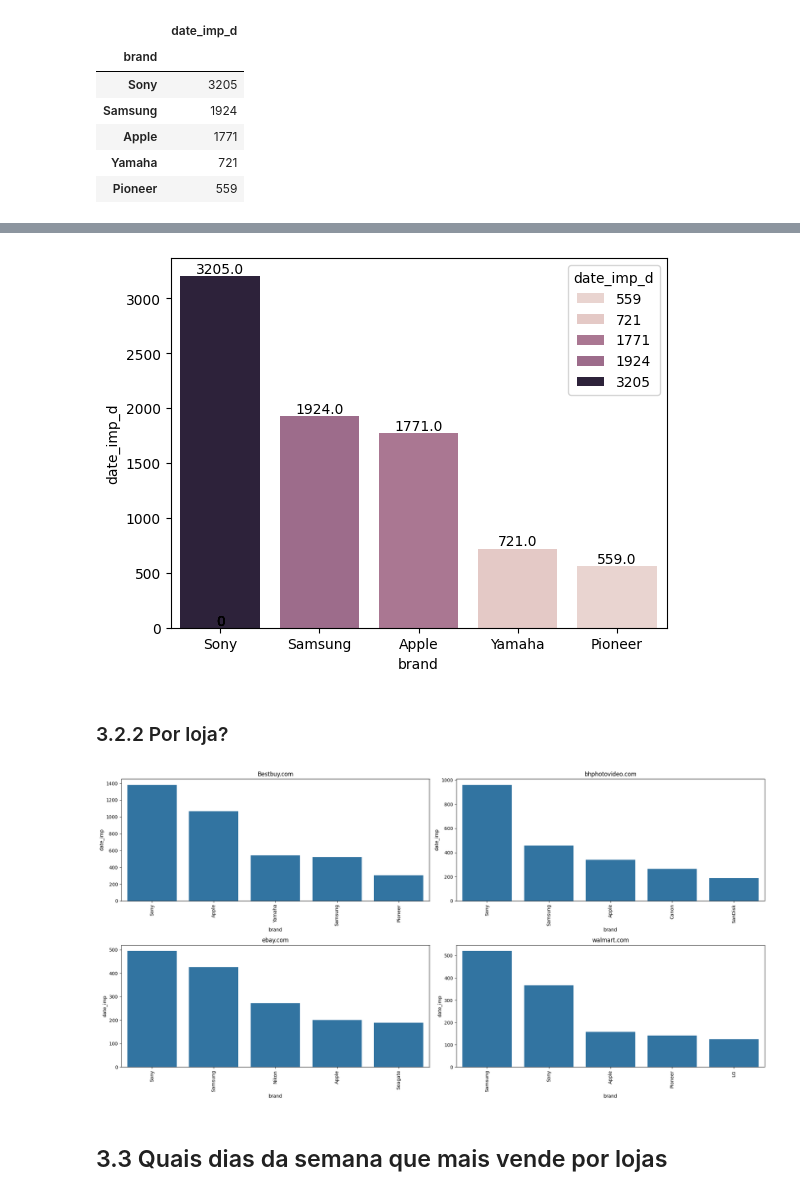
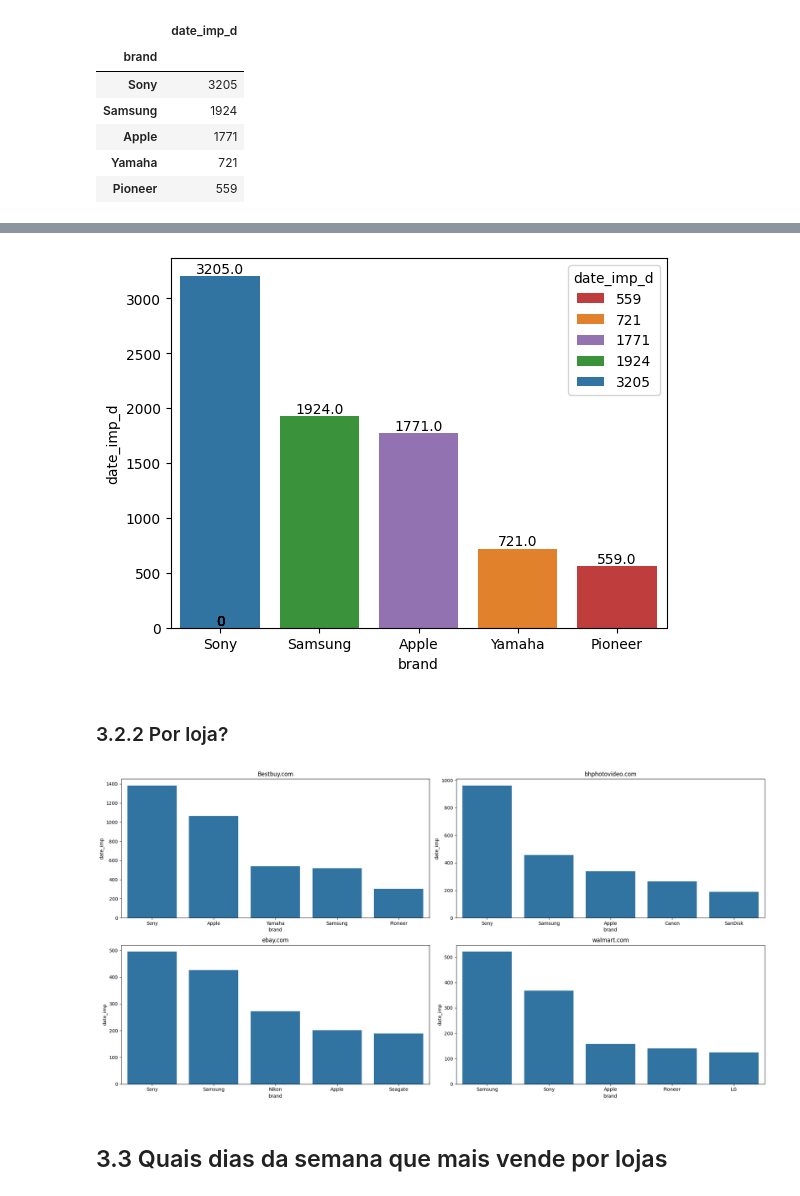
Before and after one commit to antonioorichard/elasticidade_dos_preco, a Jupyter notebook: notebook/pa06.ipynb, the cells around one changed output, grey strips where cells are left out. Drawn from its saved outputs; the diff is of its cells as text; code cells hidden in the pictures.

```diff
--- a/notebook/pa06.ipynb
+++ b/notebook/pa06.ipynb
@@ -585,16 +562,17 @@ aux.head()
 # %%
-ax = sns.barplot( x = 'brand', y = 'date_imp_d', hue='date_imp_d' , data = aux.head())
-
+cor = ['#d62728', '#ff7f0e', '#9467bd', '#2ca02c', '#1f77b4' ]
+ax = sns.barplot( x = 'brand', y = 'date_imp_d', palette = cor, hue='date_imp_d', data = aux.head())
+#ax.bar_label(ax.containers[0], fontsize=10);
 # Adicionando valores em cima das barras
 for p in ax.patches:
     ax.annotate(f'{p.get_height()}',
                 (p.get_x() + p.get_width() / 2., p.get_height()),
                 ha='center', va='bottom')
 
 # Exibir o gráfico
 plt.show()
 # %% [output]
-[figure, old version]
+[figure, new version]
 # %% [markdown]
 ### 3.2.2 Por loja?
 # %%
@@ -609,7 +587,7 @@ aux3 = (
     .sort_values(by="date_imp", ascending=False)
 
 )
-plt.xticks(rotation=90)
+plt.xticks(rotation=0)
 plt.title('Bestbuy.com')
 sns.barplot(x='brand', y='date_imp', data=aux3.head())
 
@@ -623,7 +601,7 @@ aux4 = (
     .sort_values(by="date_imp", ascending=False)
 
 )
-plt.xticks(rotation=90)
+plt.xticks(rotation=0)
 plt.title('bhphotovideo.com')
 sns.barplot(x='brand', y='date_imp', data=aux4.head())
 
@@ -637,7 +615,7 @@ aux5 = (
     .sort_values(by="date_imp", ascending=False)
 
 )
-plt.xticks(rotation=90)
+plt.xticks(rotation=0)
 plt.title('ebay.com')
 sns.barplot(x='brand', y='date_imp', data=aux5.head())
 
@@ -650,13 +628,13 @@ aux6 = (
     .sort_values(by="date_imp", ascending=False)
 
 )
-plt.xticks(rotation=90)
+plt.xticks(rotation=0)
 plt.title('walmart.com')
 sns.barplot(x='brand', y='date_imp', data=aux6.head())
 
 plt.tight_layout()
 # %% [output]
-[figure, old version]
+[figure, new version]
 # %% [markdown]
 ## 3.3 Quais dias da semana que mais vende por lojas
 # %%
```
Also changed, not shown: parts of 95 cells of this notebook, 1 other file.
